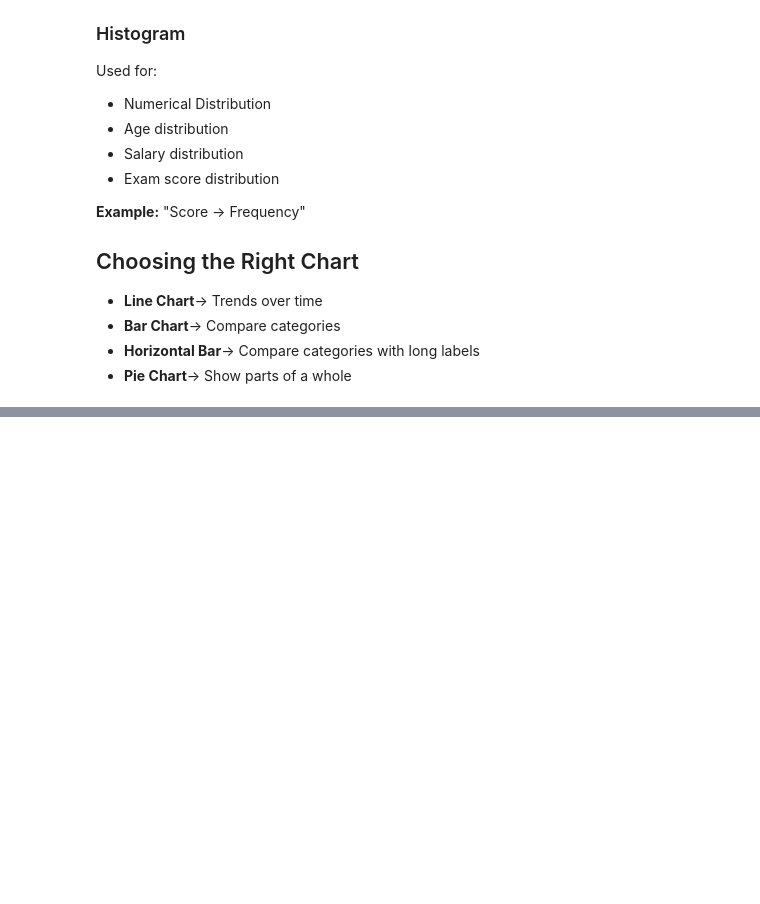
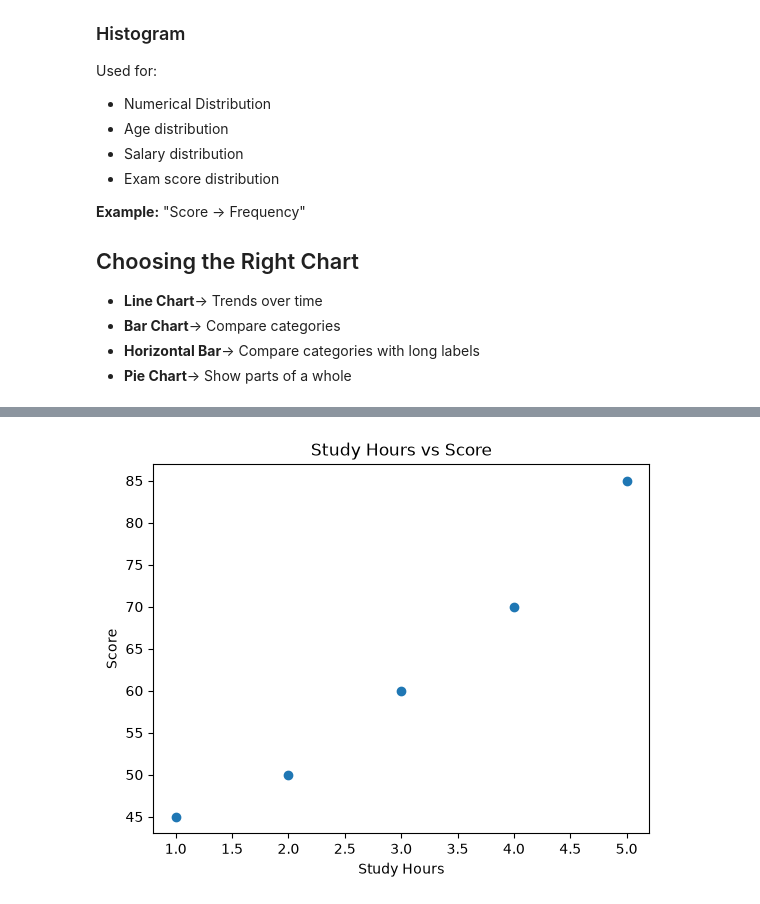
Before and after one commit to geff-ghost/notebooks, a Jupyter notebook: whatsapp_py/WhatsAppJourney.ipynb, the cells around one changed output, grey strips where cells are left out. Drawn from its saved outputs; the diff is of its cells as text; code cells hidden in the pictures; blank space fills up the shorter version.

Commit message:
Scatter Plots, Multiple Lines & Subplots

```diff
--- a/whatsapp_py/WhatsAppJourney.ipynb
+++ b/whatsapp_py/WhatsAppJourney.ipynb
@@ -1602,0 +1616,15 @@ Used for:
+# %%
+import matplotlib.pyplot as plt
+
+hours = [1, 2, 3, 4, 5]
+scores = [45, 50, 60, 70, 85]
+
+plt.scatter(hours, scores)
+
+plt.title('Study Hours vs Score')
+plt.xlabel('Study Hours')
+plt.ylabel('Score')
+
+plt.show()
+# %% [output]
+[figure, added]
```
Also changed, not shown: parts of 11 cells of this notebook.
